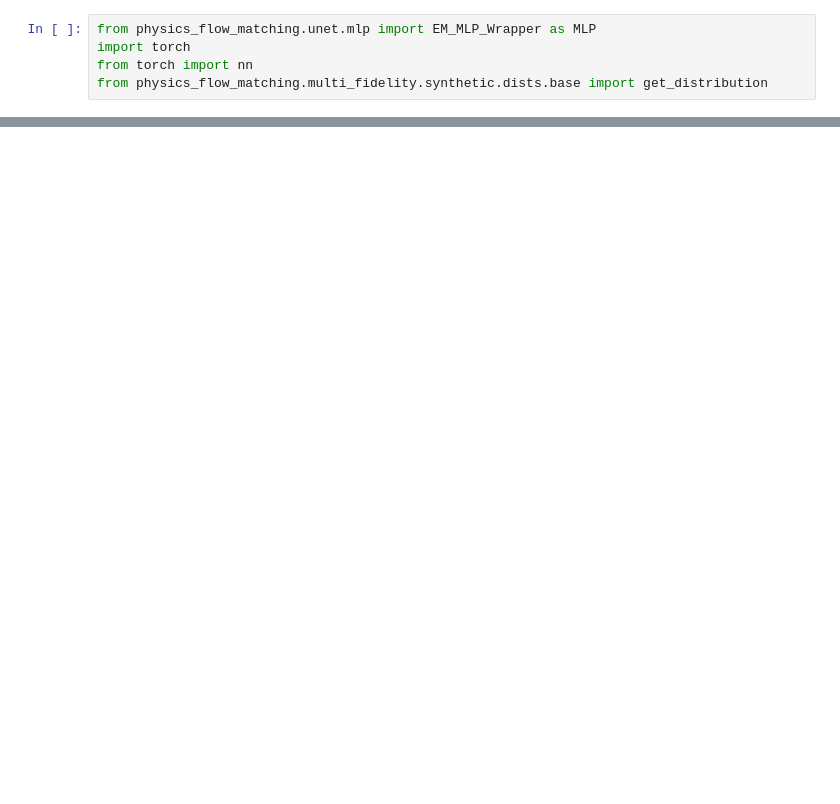
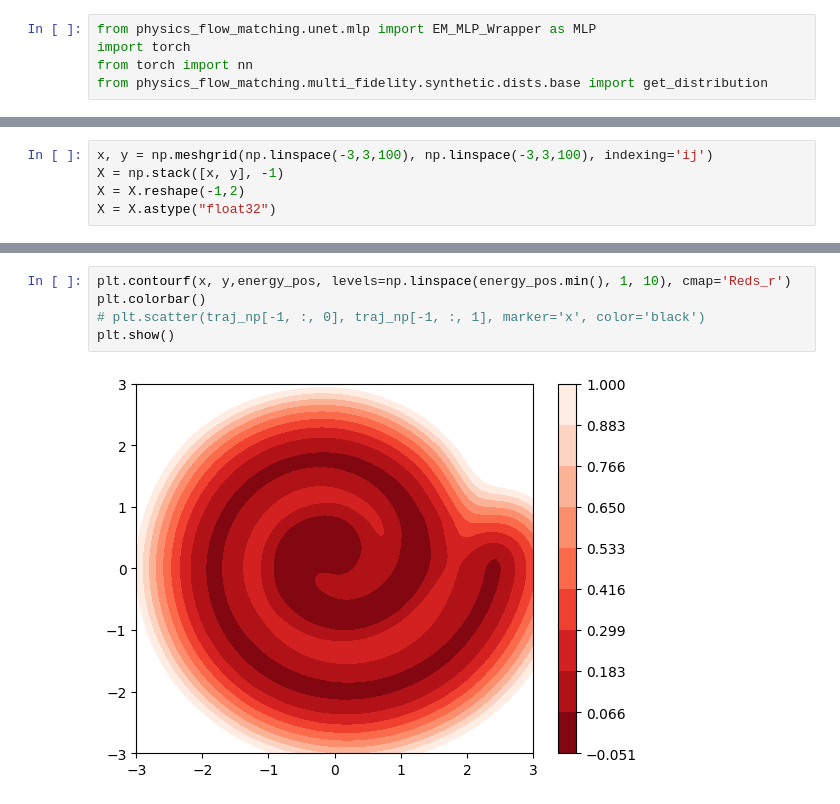
Before and after one commit to meetcfd/EnergyMatching, a Jupyter notebook: experiments/toy2d/analysis/check_ebm.ipynb, the cells around one changed output, grey strips where cells are left out. Drawn from its saved outputs; the diff is of its cells as text; blank space fills up the shorter version.

```diff
--- a/experiments/toy2d/analysis/check_ebm.ipynb
+++ b/experiments/toy2d/analysis/check_ebm.ipynb
@@ -21,0 +44,5 @@ m, s = x_init.mean(dim=0, keepdim=True), x_init.std(dim=0, keepdim=True)
+# %%
+x, y = np.meshgrid(np.linspace(-3,3,100), np.linspace(-3,3,100), indexing='ij')
+X = np.stack([x, y], -1)
+X = X.reshape(-1,2)
+X = X.astype("float32")
@@ -21,0 +86,7 @@ m, s = x_init.mean(dim=0, keepdim=True), x_init.std(dim=0, keepdim=True)
+# %%
+plt.contourf(x, y,energy_pos, levels=np.linspace(energy_pos.min(), 1, 10), cmap='Reds_r')
+plt.colorbar()
+# plt.scatter(traj_np[-1, :, 0], traj_np[-1, :, 1], marker='x', color='black')
+plt.show()
+# %% [output]
+[figure, added]
```
Also changed, not shown: parts of 18 cells of this notebook, 9 other files.
